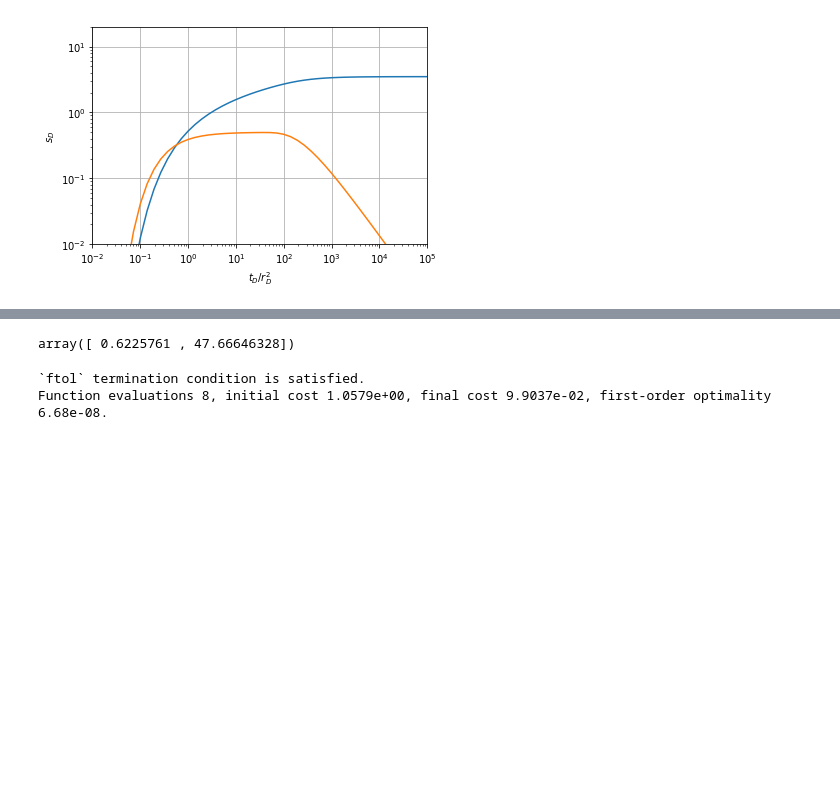
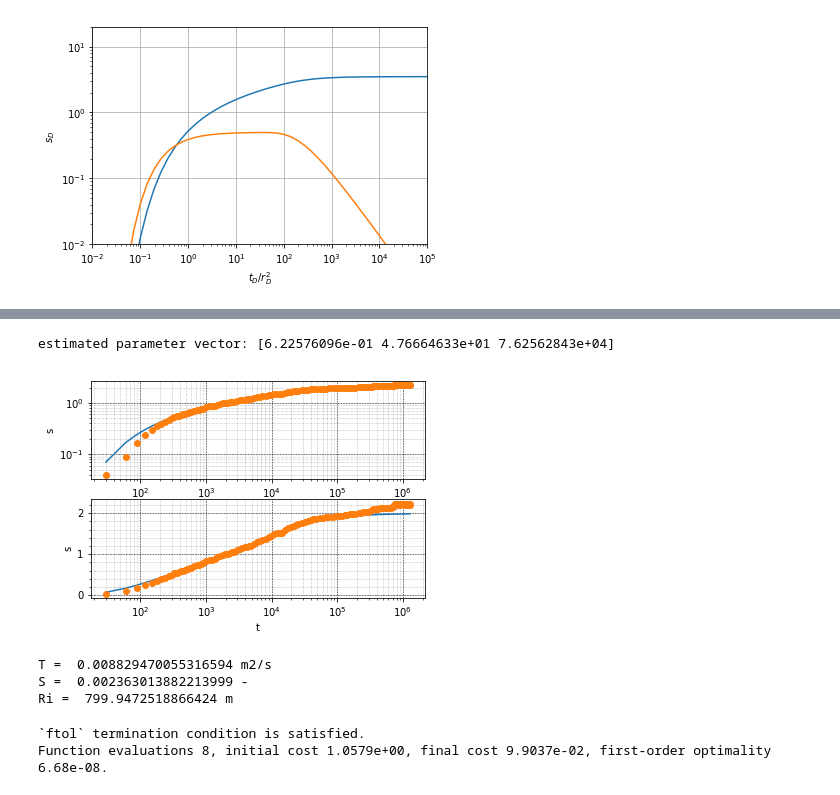
Before and after one commit to UniNE-CHYN/openhytest, a Jupyter notebook: notebooks/Test_prototype_model_fit_ND.ipynb, the cells around one changed output, grey strips where cells are left out. Saved outputs shown, nothing was run; the diff lists cells and outputs as text; code cells hidden in the pictures; blank space fills up the shorter version.

```diff
--- a/notebooks/Test_prototype_model_fit_ND.ipynb
+++ b/notebooks/Test_prototype_model_fit_ND.ipynb
@@ -370,10 +241,14 @@ print(rms2)
 # %%
-bequer = theis_constanthead(Q=0.030,r=20)
+bequer = ht.theis_constanthead(Q=0.030,r=20)
 p = bequer.guess_params(df3)
 print("estimated parameter vector:",p)
 bequer.trial(p,df3)
 # %% [output]
-array([ 0.6225761 , 47.66646328])
+estimated parameter vector: [6.22576096e-01 4.76664633e+01 7.62562843e+04]
+[figure, added]
+T =  0.008829470055316594 m2/s
+S =  0.002363013882213999 -
+Ri =  799.9472518866424 m
 # %%
 p, tc, sc, mr, sr, rms = bequer.fit(p, df3, option='trf')
 # %% [output]
```
Also changed, not shown: parts of 6 cells of this notebook, 14 other files.
